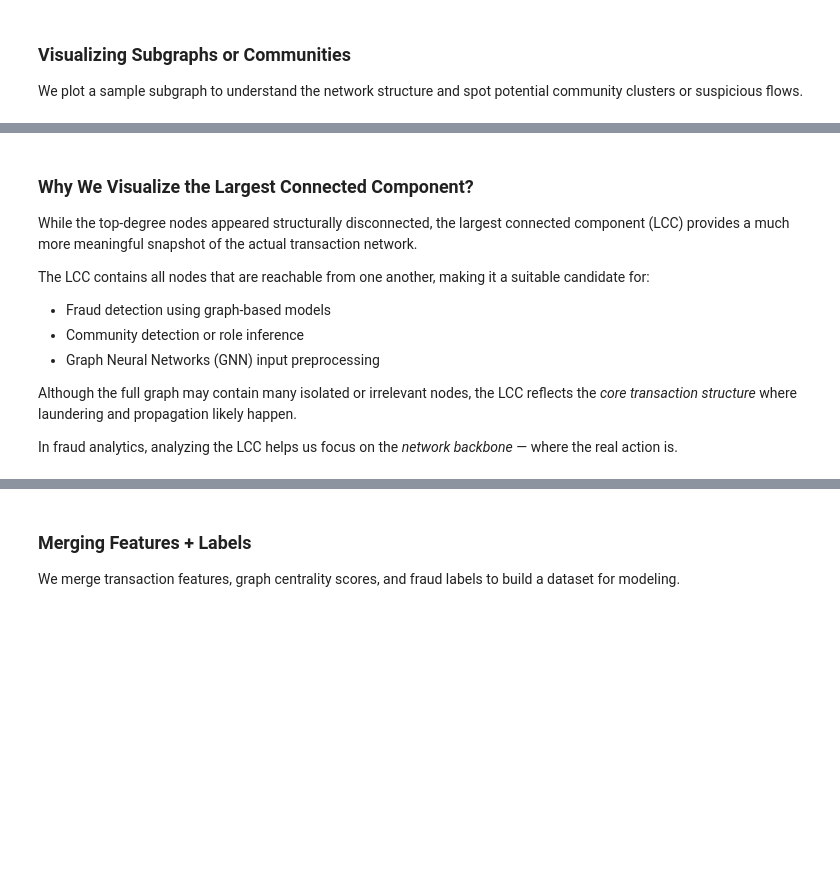
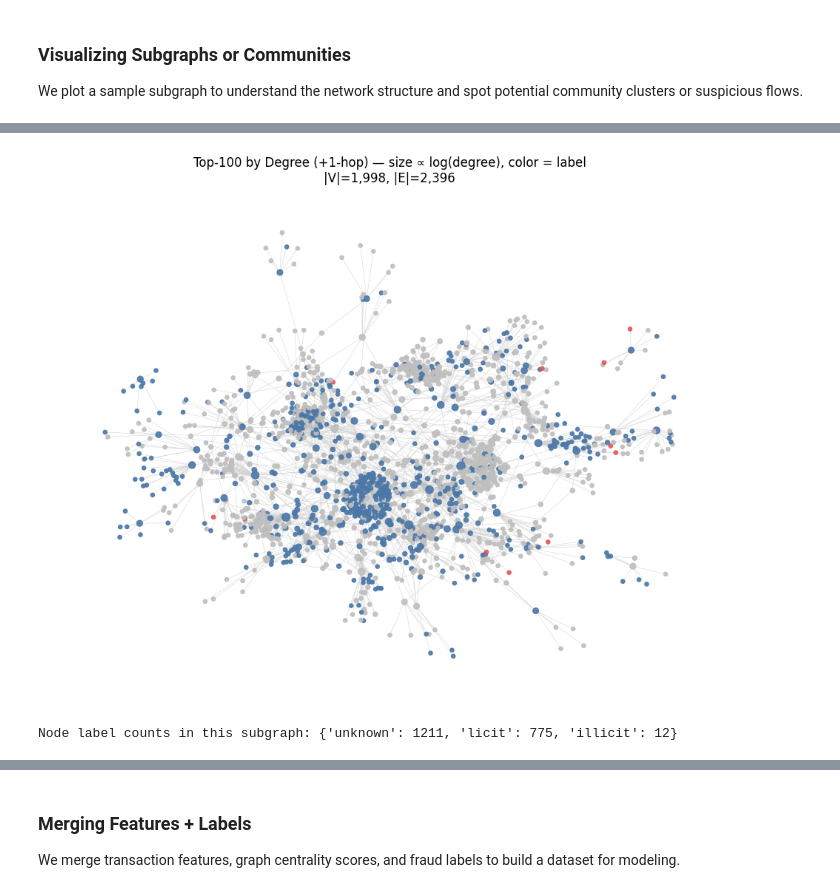
Before and after one commit to nora-li-ds/elliptic-aml-analysis, a Jupyter notebook: notebooks/01_exploration.ipynb, the cells around one changed output, grey strips where cells are left out. Cells and saved outputs as stored; diff of their text form; code cells hidden in the pictures; blank space fills up the shorter version.

Commit message:
feat(notebook1): add key visualizations (Top-100 hubs, PageRank, communities, degree vs pagerank)

```diff
--- a/notebooks/01_exploration.ipynb
+++ b/notebooks/01_exploration.ipynb
@@ -212,14 +175,51 @@ sample_subG = G.subgraph(top_nodes)
-# %% [markdown]
-### Why We Visualize the Largest Connected Component?
-
-While the top-degree nodes appeared structurally disconnected, the largest connected component (LCC) provides a much more meaningful snapshot of the actual transaction network.
-
-The LCC contains all nodes that are reachable from one another, making it a suitable candidate for:
-
-- Fraud detection using graph-based models
-- Community detection or role inference
-- Graph Neural Networks (GNN) input preprocessing
-
-Although the full graph may contain many isolated or irrelevant nodes, the LCC reflects the *core transaction structure* where laundering and propagation likely happen.
-
-In fraud analytics, analyzing the LCC helps us focus on the *network backbone* — where the real action is.
+# %%
+# --- Top-100 by degree (+1-hop neighbors), colored by label, size ~ log(degree) ---
+import math
+from collections import Counter
+from pathlib import Path
+
+FIG_DIR = Path("../reports/figures")
+FIG_DIR.mkdir(parents=True, exist_ok=True)
+
+# 1) pick top-100 hubs
+deg = dict(G.degree())
+top100 = sorted(deg, key=deg.get, reverse=True)[:100]
+
+# 2) 1-hop neighbors around those hubs
+nbrs = set()
+for u in top100:
+    nbrs.update(G.neighbors(u))
+seed_nodes = set(top100) | nbrs
+
+subG = G.subgraph(seed_nodes).copy()
+
+# 3) attach labels
+label_map = {"1": "illicit", 1: "illicit", "2": "licit", 2: "licit", "unknown": "unknown", 0: "unknown"}
+label_series = classes_df.set_index("txId")["class"].map(label_map)
+nx.set_node_attributes(subG, label_series.to_dict(), "label")
+
+# 4) styling: color by label, size by log-degree
+palette = {"illicit": "#E45756", "licit": "#4C78A8", "unknown": "#BFBFBF"}
+node_colors = [palette.get(subG.nodes[n].get("label", "unknown"), "#BFBFBF") for n in subG.nodes()]
+node_sizes  = [6 + 12*math.log1p(subG.degree(n)) for n in subG.nodes()]
+
+plt.figure(figsize=(12, 9))
+pos = nx.spring_layout(subG, seed=42, k=0.15)
+nx.draw_networkx(
+    subG, pos,
+    node_size=node_sizes, node_color=node_colors,
+    edge_color="lightgray", width=0.4, alpha=0.9, with_labels=False
+)
+plt.title(f"Top-100 by Degree (+1-hop) — size ∝ log(degree), color = label\n|V|={subG.number_of_nodes():,}, |E|={subG.number_of_edges():,}")
+plt.axis("off")
+
+out = FIG_DIR / "top100_neighbors_labelled.png"
+plt.savefig(out, dpi=200, bbox_inches="tight")
+plt.show()
+
+# quick count for legend in your notebook text if you want to mention it
+counts = Counter([subG.nodes[n].get("label", "unknown") for n in subG.nodes()])
+print("Node label counts in this subgraph:", dict(counts))
+# %% [output]
+[figure, added]
+Node label counts in this subgraph: {'unknown': 1211, 'licit': 775, 'illicit': 12}
```
Also changed, not shown: parts of 10 cells of this notebook, 9 other files.
